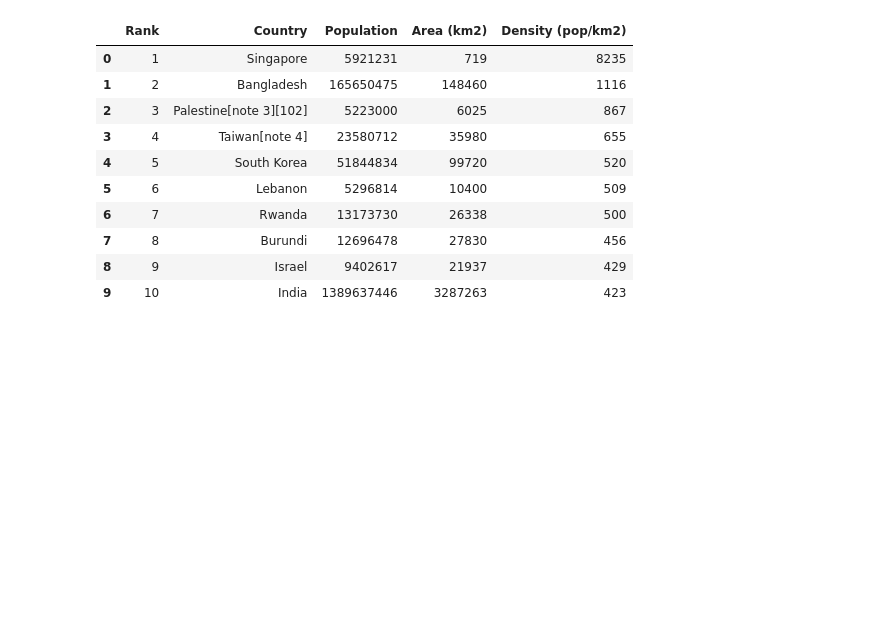
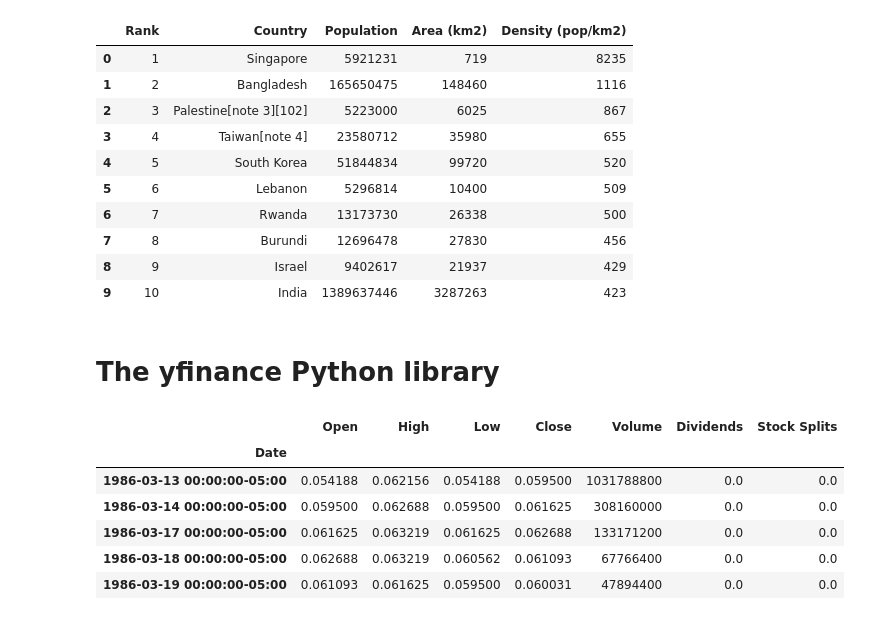
Before and after one commit to alirezaghorbani1983/IBM-DATA-SCIENCE, a Jupyter notebook: python_project_september_2025.ipynb, the cells around one changed output. Saved outputs shown, nothing was run; the diff lists cells and outputs as text; code cells hidden in the pictures; blank space fills up the shorter version.

Commit message:
EXAMPLE OF HIGH, LOW, open, close

```diff
--- a/python_project_september_2025.ipynb
+++ b/python_project_september_2025.ipynb
@@ -645,3 +645,5 @@ pd.read_html(response.text, match="10 most densely populated countries", flavor=
 | 7 | 8 | Burundi | 12696478 | 27830 | 456 |
 | 8 | 9 | Israel | 9402617 | 21937 | 429 |
 | 9 | 10 | India | 1389637446 | 3287263 | 423 |
+# %% [markdown]
+# The yfinance Python library
@@ -647,0 +652,14 @@ pd.read_html(response.text, match="10 most densely populated countries", flavor=
+# %%
+# Download historical data for a stock
+msft = yf.Ticker("MSFT")
+msft_data = msft.history(period="max")
+# %%
+msft_data.head()
+# %% [output]
+|  | Open | High | Low | Close | Volume | Dividends | Stock Splits |
+| Date |  |  |  |  |  |  |  |
+| 1986-03-13 00:00:00-05:00 | 0.054188 | 0.062156 | 0.054188 | 0.059500 | 1031788800 | 0.0 | 0.0 |
+| 1986-03-14 00:00:00-05:00 | 0.059500 | 0.062688 | 0.059500 | 0.061625 | 308160000 | 0.0 | 0.0 |
+| 1986-03-17 00:00:00-05:00 | 0.061625 | 0.063219 | 0.061625 | 0.062688 | 133171200 | 0.0 | 0.0 |
+| 1986-03-18 00:00:00-05:00 | 0.062688 | 0.063219 | 0.060562 | 0.061093 | 67766400 | 0.0 | 0.0 |
+| 1986-03-19 00:00:00-05:00 | 0.061093 | 0.061625 | 0.059500 | 0.060031 | 47894400 | 0.0 | 0.0 |
```
Also changed, not shown: parts of 1 cell of this notebook, 3 other files.
